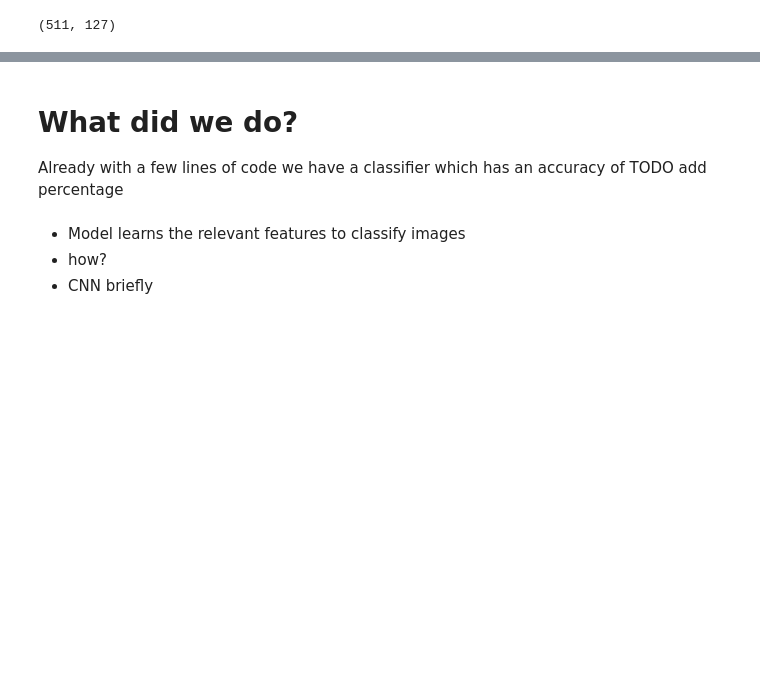
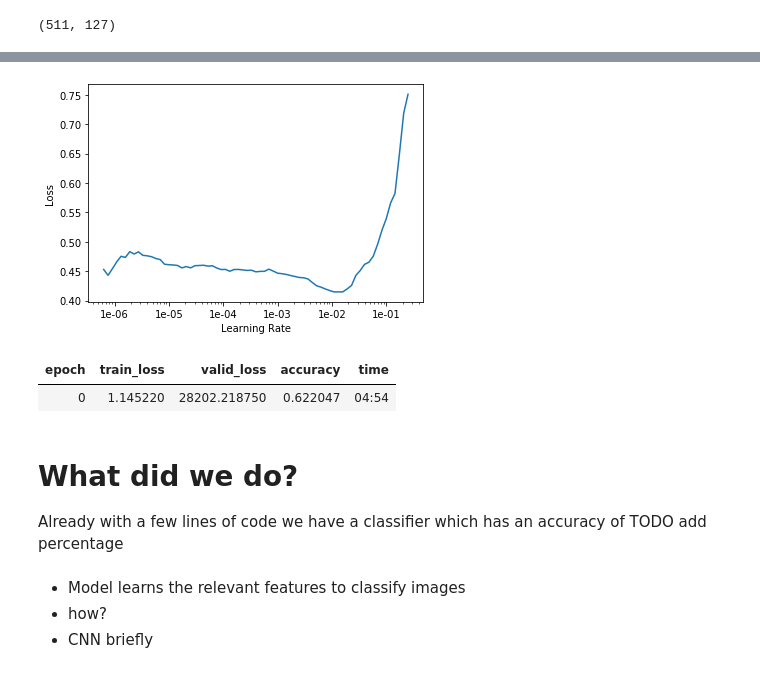
Before and after one commit to Living-with-machines/maps-at-scale-hack-day-notebooks, a Jupyter notebook: space-time-mro/hack-day-2/01_deep_learning_intro.ipynb, the cells around one changed output, grey strips where cells are left out. Drawn from its saved outputs; the diff is of its cells as text; code cells hidden in the pictures; blank space fills up the shorter version.

```diff
--- a/space-time-mro/hack-day-2/01_deep_learning_intro.ipynb
+++ b/space-time-mro/hack-day-2/01_deep_learning_intro.ipynb
@@ -127,0 +139,4 @@ learn.fit_one_cycle(4)
+# %%
+learn.recorder.plot()
+# %% [output]
+[figure, added]
@@ -128,3 +145,8 @@ learn.fit_one_cycle(4)
+# %%
+learn.fit_one_cycle(1, max_lr=1e-02)
+# %% [output]
+| epoch | train_loss | valid_loss | accuracy | time |
+| 0 | 1.145220 | 28202.218750 | 0.622047 | 04:54 |
 # %% [markdown]
 # What did we do?
 Already with a few lines of code we have a classifier which has an accuracy of TODO add percentage
```
Also changed, not shown: parts of 12 cells of this notebook.
